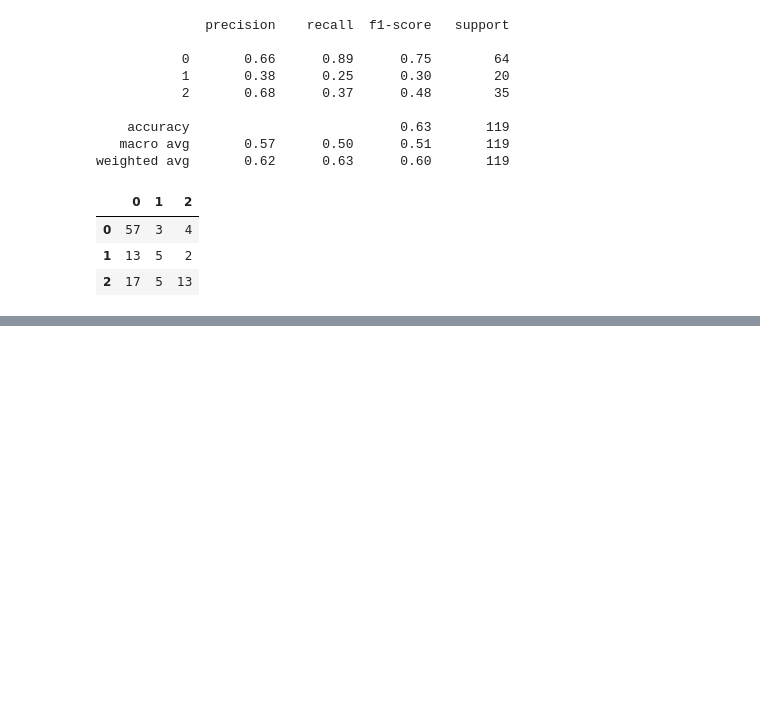
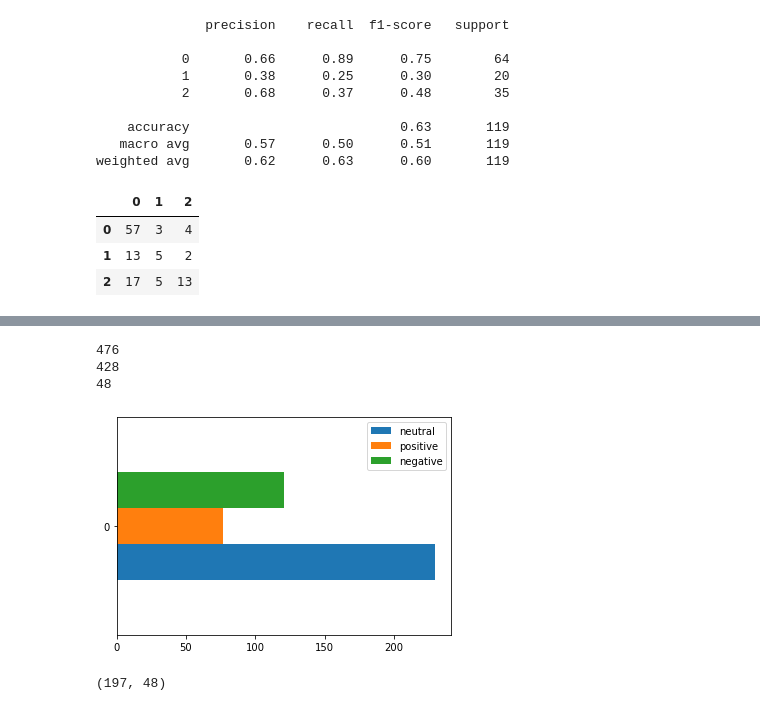
Before and after one commit to Alliix/twitter-lv-market, a Jupyter notebook: jupyter/cleanDataAndVotingClassifier.ipynb, the cells around one changed output, grey strips where cells are left out. Cells and saved outputs as stored; diff of their text form; code cells hidden in the pictures; blank space fills up the shorter version.

```diff
--- a/jupyter/cleanDataAndVotingClassifier.ipynb
+++ b/jupyter/cleanDataAndVotingClassifier.ipynb
@@ -548,0 +570,40 @@ weighted avg       0.57      0.61      0.56       119
+# %%
+tweets_all = list(zip(allLabeledTweets.loc[:,"message_no_stopwords"].values,allLabeledTweets.loc[:,"label"].values))
+featuresets = [(find_features_no_brands(text), label) for (text, label) in tweets_all]
+
+from sklearn import model_selection
+
+# split the data into training and testing datasets
+seed = 1
+training, testing = model_selection.train_test_split(featuresets, test_size = 0.1, random_state=seed)
+
+print(len(allLabeledTweets))
+print(len(training))
+print(len(testing))
+# %% [output]
+476
+428
+48
+# %%
+train_neutral = [i for i in training if i[1]==0]
+train_positive = [i for i in training if i[1]==1]
+train_negative = [i for i in training if i[1]==2]
+
+pd.DataFrame(dict(
+  neutral=[len(train_neutral)],
+  positive=[len(train_positive)],
+  negative=[len(train_negative)]
+)).plot(kind='barh');
+# %% [output]
+[figure, added]
+# %%
+from random import sample
+
+training = flatten([
+    sample(train_neutral,60),
+    train_positive,
+    sample(train_negative,60)])
+
+len(training), len(testing)
+# %% [output]
+(197, 48)
```
Also changed, not shown: parts of 32 cells of this notebook, 3 other files.
